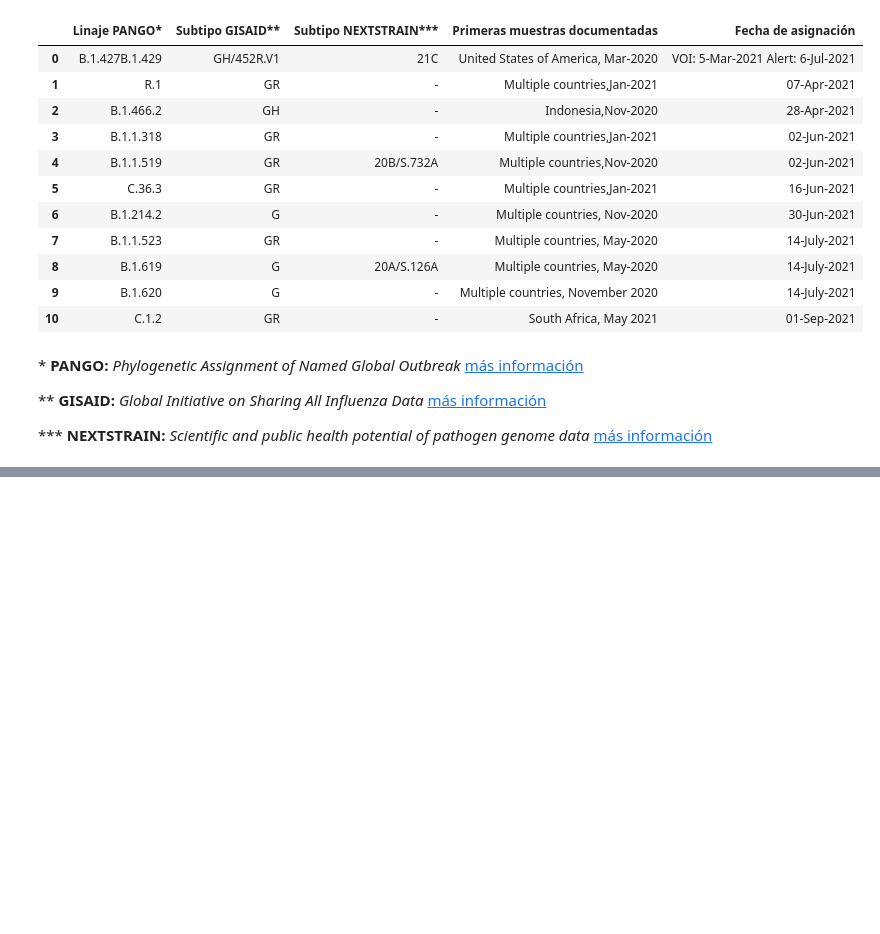
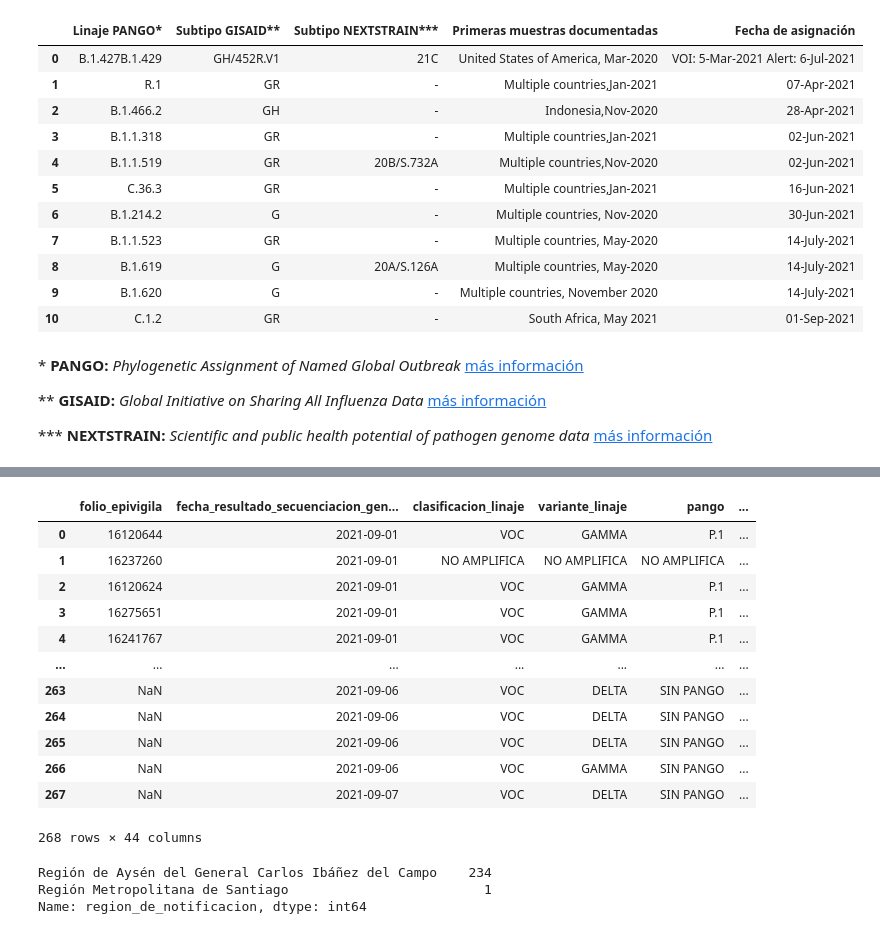
Before and after one commit to millacurafa/SeremiSaludAysenCovid, a Jupyter notebook: informe_variantes.ipynb, the cells around one changed output, grey strips where cells are left out. Saved outputs shown, nothing was run; the diff lists cells and outputs as text; code cells hidden in the pictures; blank space fills up the shorter version.

```diff
--- a/informe_variantes.ipynb
+++ b/informe_variantes.ipynb
@@ -179,0 +208,68 @@ web_data[2]
+# %%
+df_variantes[[
+    'folio_epivigila',
+    'fecha_resultado_secuenciacion_genotipificacion',
+    'clasificacion_linaje',
+    'variante_linaje',
+    'pango',
+    'presentacion_clinica',
+    'tecnica',
+    'tipo_de_caso',
+    'estado_paciente',
+    'edad',
+    'sexo',
+    'pais_de_residencia',
+    'region_de_residencia',
+    'comuna_de_residencia',
+    'latitud',
+    'longitud',
+    'vuelo',
+    'pais_procedencia_viajeros',
+    'fecha_toma_de_muestra',
+    'lugar_de_reposo',
+    'presentacion_clinica',
+    'n_contactos_estrechos',
+    'hospitalizacion',
+    'uci',
+    'fecha_ingreso_hospitalizacion',
+    'fecha_ingreso_uci',
+    'dg_fallecido',
+    'fecha_defuncion',
+    'esquema_de_vacunacion_completo',
+    'fecha_1_dosis',
+    'fecha_2_dosis',
+    'fecha_3_dosis',
+    'nombre_vacuna_1',
+    'nombre_vacuna_2',
+    'nombre_vacuna_3',
+    'vacuna_previo_a_ftm',
+    'informe',
+    'emisor_de_informe',
+    'embarazo',
+    'comorbilidad',
+    'fis',
+    'frs',
+    'id_pntm',
+    'region_de_notificacion'
+
+]]
+# %% [output]
+|  | folio_epivigila | fecha_resultado_secuenciacion_gen... | clasificacion_linaje | variante_linaje | pango | ... |
+| 0 | 16120644 | 2021-09-01 | VOC | GAMMA | P.1 | ... |
+| 1 | 16237260 | 2021-09-01 | NO AMPLIFICA | NO AMPLIFICA | NO AMPLIFICA | ... |
+| 2 | 16120624 | 2021-09-01 | VOC | GAMMA | P.1 | ... |
+| 3 | 16275651 | 2021-09-01 | VOC | GAMMA | P.1 | ... |
+| 4 | 16241767 | 2021-09-01 | VOC | GAMMA | P.1 | ... |
+| ... | ... | ... | ... | ... | ... | ... |
+| 263 | NaN | 2021-09-06 | VOC | DELTA | SIN PANGO | ... |
+| 264 | NaN | 2021-09-06 | VOC | DELTA | SIN PANGO | ... |
+| 265 | NaN | 2021-09-06 | VOC | DELTA | SIN PANGO | ... |
+| 266 | NaN | 2021-09-06 | VOC | GAMMA | SIN PANGO | ... |
+| 267 | NaN | 2021-09-07 | VOC | DELTA | SIN PANGO | ... |
+268 rows × 44 columns
+# %%
+df_variantes['region_de_notificacion'].value_counts()
+# %% [output]
+Región de Aysén del General Carlos Ibáñez del Campo    234
+Región Metropolitana de Santiago                         1
+Name: region_de_notificacion, dtype: int64
```
Also changed, not shown: parts of 15 cells of this notebook.
